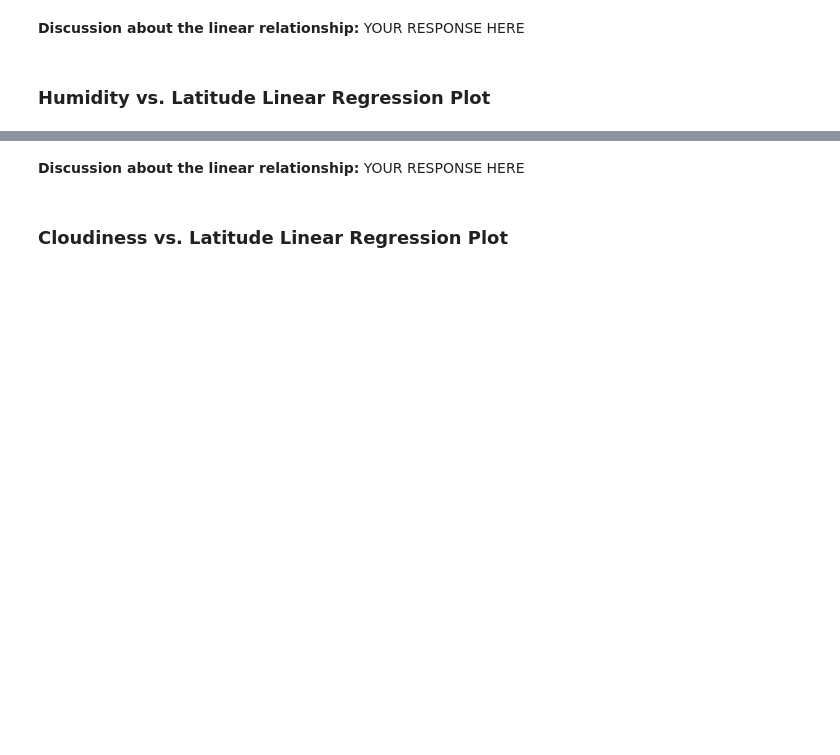
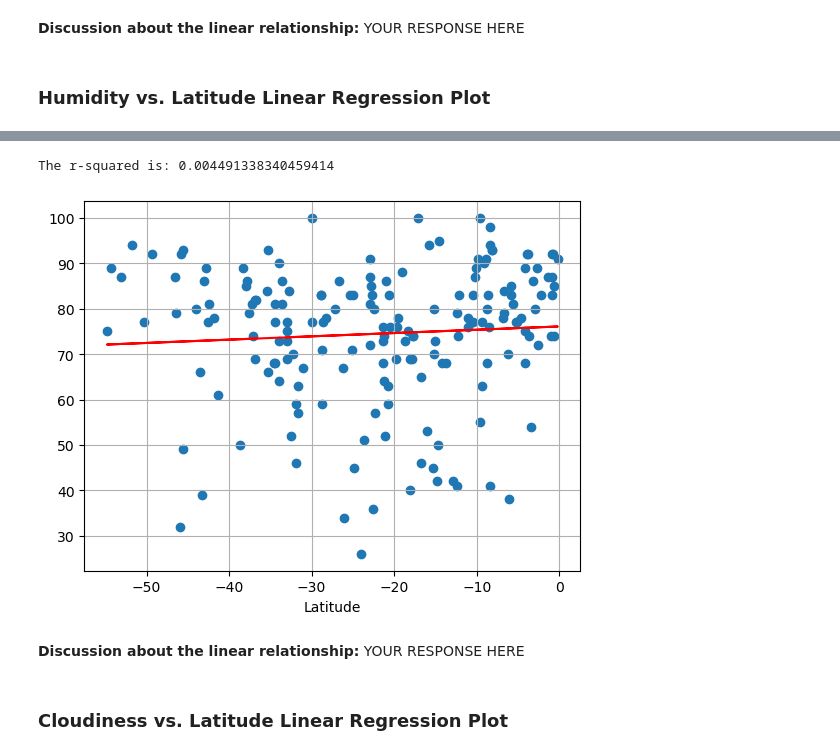
Before and after one commit to VickyL86/Python_API_Challenge_VL, a Jupyter notebook: Starter Code API/WeatherPy.ipynb, the cells around one changed output, grey strips where cells are left out. Cells and saved outputs as stored; diff of their text form; code cells hidden in the pictures; blank space fills up the shorter version.

```diff
--- a/Starter Code API/WeatherPy.ipynb
+++ b/Starter Code API/WeatherPy.ipynb
@@ -338,3 +373,11 @@ The r-value is: 0.0002808747046324607
+# %%
+# Southern Hemisphere
+x_values = southern_hemi_df["Lat"]
+y_values = southern_hemi_df["Humidity"]
+plot_linear_regression(x_values, y_values, '', (-50,15))
+# %% [output]
+The r-squared is: 0.004491338340459414
+[figure, added]
 # %% [markdown]
 **Discussion about the linear relationship:** YOUR RESPONSE HERE
 # %% [markdown]
```
Also changed, not shown: parts of 28 cells of this notebook.
